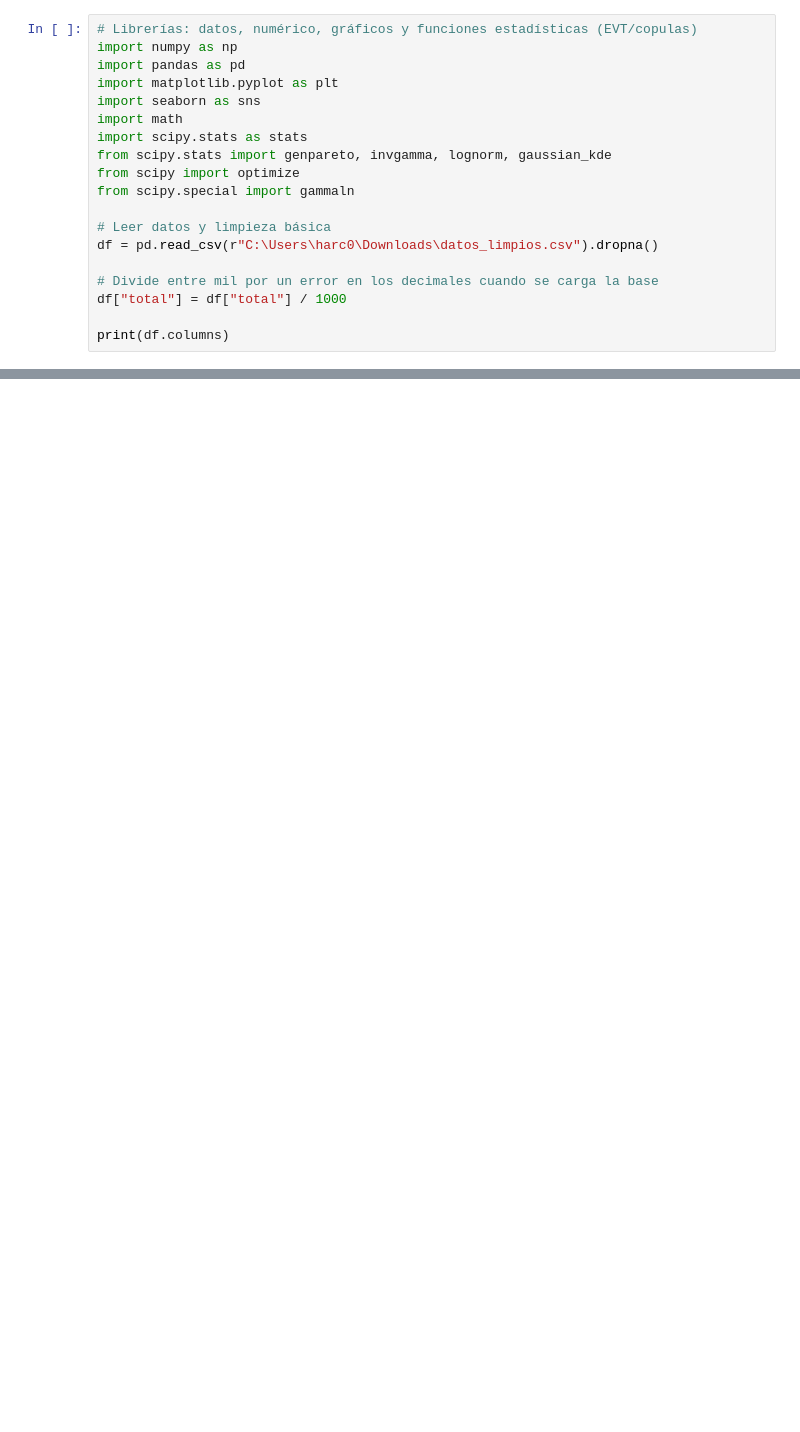
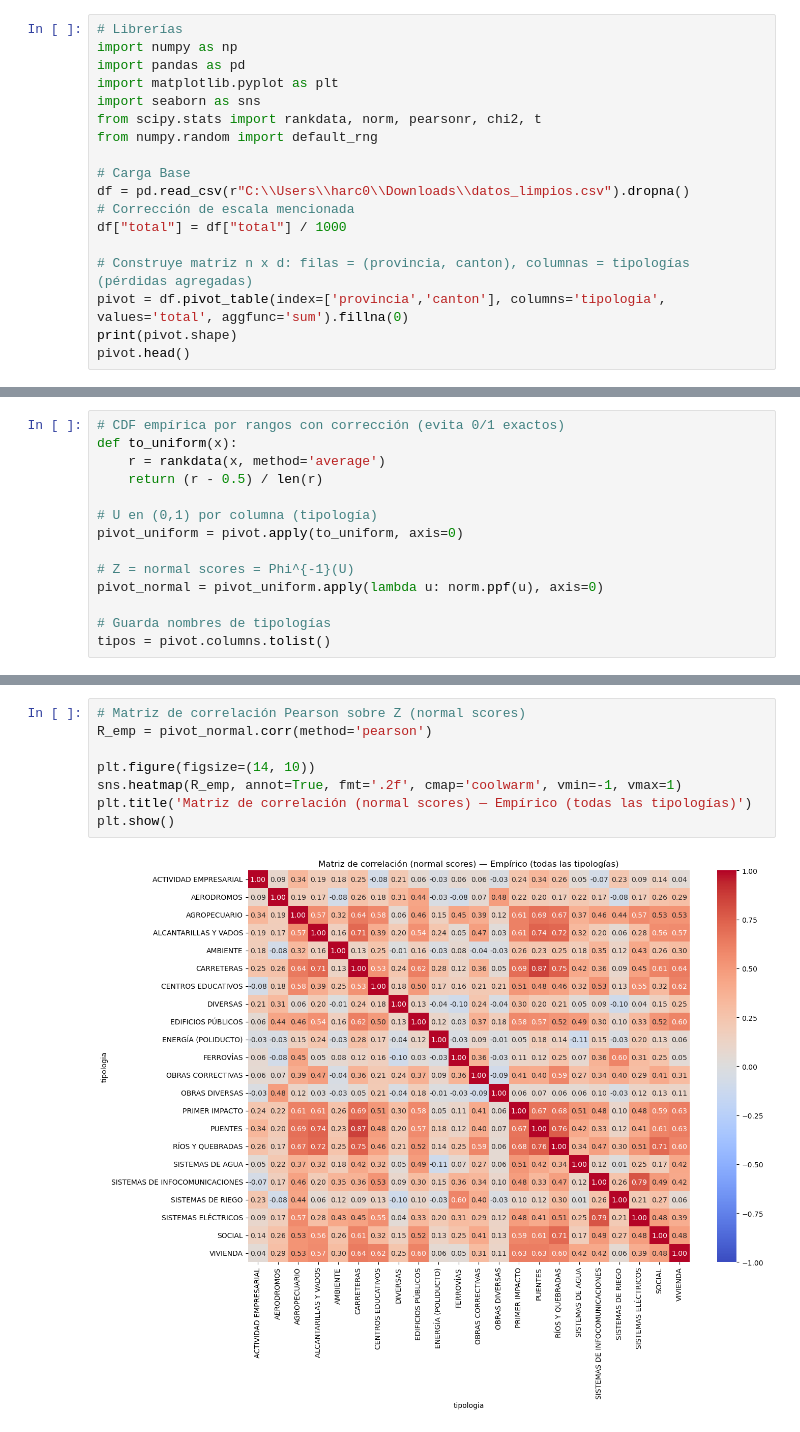
Before and after one commit to CA0307-II-2025/grupo-2, a Jupyter notebook: notebooks/01_copulas.ipynb, the cells around one changed output, grey strips where cells are left out. Cells and saved outputs as stored; diff of their text form; blank space fills up the shorter version.

Commit message:
Primer version oficial del codigo de copulas

```diff
--- a/notebooks/01_copulas.ipynb
+++ b/notebooks/01_copulas.ipynb
@@ -1,20 +1,19 @@
 # %%
-# Librerías: datos, numérico, gráficos y funciones estadísticas (EVT/copulas)
+# Librerías
 import numpy as np
 import pandas as pd
 import matplotlib.pyplot as plt
 import seaborn as sns
-import math
-import scipy.stats as stats
-from scipy.stats import genpareto, invgamma, lognorm, gaussian_kde
-from scipy import optimize
-from scipy.special import gammaln
+from scipy.stats import rankdata, norm, pearsonr, chi2, t
+from numpy.random import default_rng
 
-# Leer datos y limpieza básica
-df = pd.read_csv(r"C:\Users\harc0\Downloads\datos_limpios.csv").dropna()
-
-# Divide entre mil por un error en los decimales cuando se carga la base
+# Carga Base
+df = pd.read_csv(r"C:\\Users\\harc0\\Downloads\\datos_limpios.csv").dropna()
+# Corrección de escala mencionada
 df["total"] = df["total"] / 1000
 
-print(df.columns)
+# Construye matriz n x d: filas = (provincia, canton), columnas = tipologías (pérdidas agregadas)
+pivot = df.pivot_table(index=['provincia','canton'], columns='tipologia', values='total', aggfunc='sum').fillna(0)
+print(pivot.shape)
+pivot.head()
 # %% [output]
@@ -369,0 +33,14 @@ plt.show()
+# %%
+# CDF empírica por rangos con corrección (evita 0/1 exactos)
+def to_uniform(x):
+    r = rankdata(x, method='average')
+    return (r - 0.5) / len(r)
+
+# U en (0,1) por columna (tipología)
+pivot_uniform = pivot.apply(to_uniform, axis=0)
+
+# Z = normal scores = Phi^{-1}(U)
+pivot_normal = pivot_uniform.apply(lambda u: norm.ppf(u), axis=0)
+
+# Guarda nombres de tipologías
+tipos = pivot.columns.tolist()
@@ -369,0 +81,10 @@ plt.show()
+# %%
+# Matriz de correlación Pearson sobre Z (normal scores)
+R_emp = pivot_normal.corr(method='pearson')
+
+plt.figure(figsize=(14, 10))
+sns.heatmap(R_emp, annot=True, fmt='.2f', cmap='coolwarm', vmin=-1, vmax=1)
+plt.title('Matriz de correlación (normal scores) — Empírico (todas las tipologías)')
+plt.show()
+# %% [output]
+[figure, added]
```
Also changed, not shown: parts of 15 cells of this notebook.
